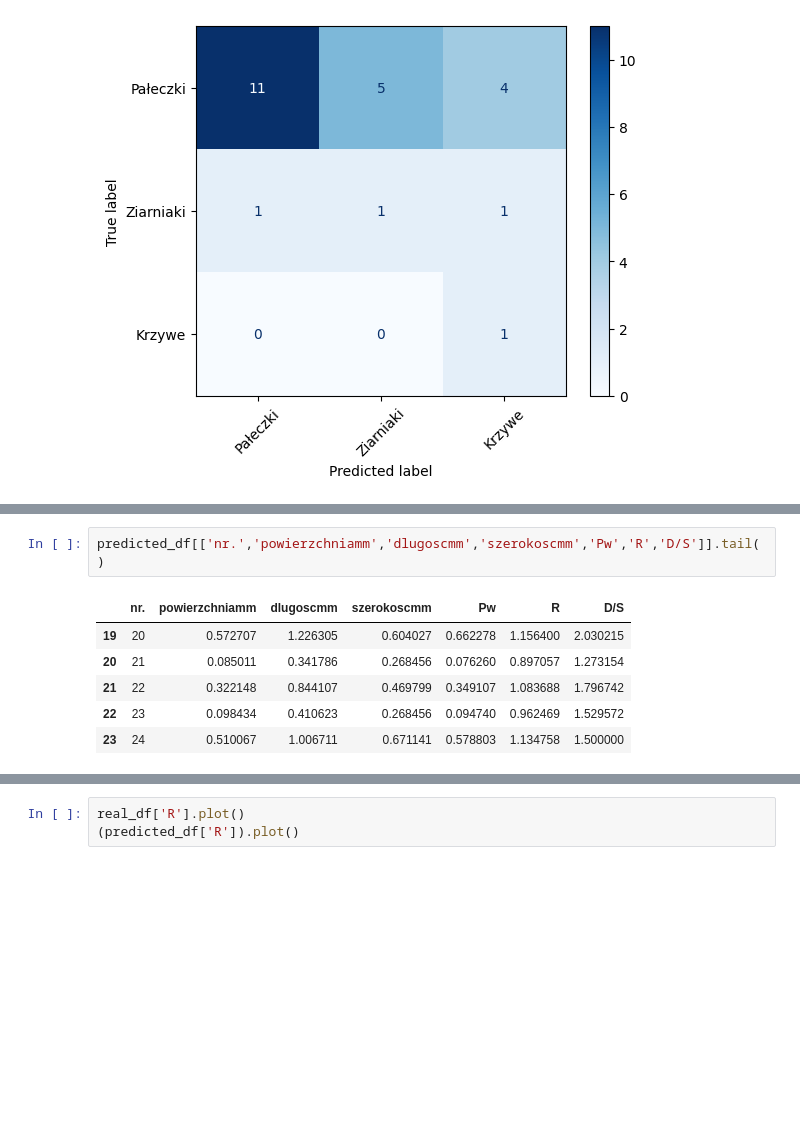
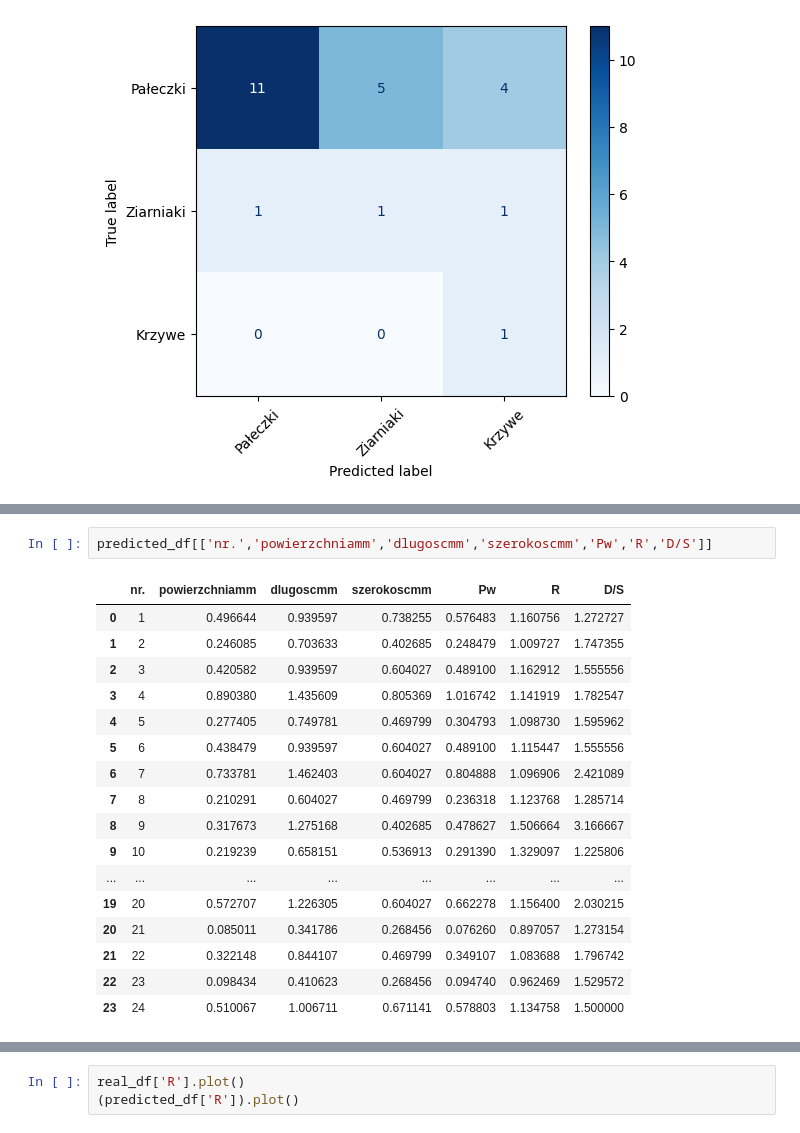
Before and after one commit to bAIcteria/microscope-ml-analyser, a Jupyter notebook: workflows/02_workflow/replace_macros_for_evaluation.ipynb, the cells around one changed output, grey strips where cells are left out. Cells and saved outputs as stored; diff of their text form; blank space fills up the shorter version.

```diff
--- a/workflows/02_workflow/replace_macros_for_evaluation.ipynb
+++ b/workflows/02_workflow/replace_macros_for_evaluation.ipynb
@@ -480,9 +493,20 @@ real_df[['nr.','powierzchniamm','dlugoscmm','szerokoscmm','Pw','R','D/S']].tail(
 | 22 | 24 | 0.098434 | 0.408239 | 0.134228 | 0.050923 | 0.517336 | 3.041381 |
 | 23 | 25 | 0.568233 | 1.041891 | 0.684432 | 0.612387 | 1.077705 | 1.522271 |
 # %%
-predicted_df[['nr.','powierzchniamm','dlugoscmm','szerokoscmm','Pw','R','D/S']].tail()
+predicted_df[['nr.','powierzchniamm','dlugoscmm','szerokoscmm','Pw','R','D/S']]
 # %% [output]
 |  | nr. | powierzchniamm | dlugoscmm | szerokoscmm | Pw | R | D/S |
+| 0 | 1 | 0.496644 | 0.939597 | 0.738255 | 0.576483 | 1.160756 | 1.272727 |
+| 1 | 2 | 0.246085 | 0.703633 | 0.402685 | 0.248479 | 1.009727 | 1.747355 |
+| 2 | 3 | 0.420582 | 0.939597 | 0.604027 | 0.489100 | 1.162912 | 1.555556 |
+| 3 | 4 | 0.890380 | 1.435609 | 0.805369 | 1.016742 | 1.141919 | 1.782547 |
+| 4 | 5 | 0.277405 | 0.749781 | 0.469799 | 0.304793 | 1.098730 | 1.595962 |
+| 5 | 6 | 0.438479 | 0.939597 | 0.604027 | 0.489100 | 1.115447 | 1.555556 |
+| 6 | 7 | 0.733781 | 1.462403 | 0.604027 | 0.804888 | 1.096906 | 2.421089 |
+| 7 | 8 | 0.210291 | 0.604027 | 0.469799 | 0.236318 | 1.123768 | 1.285714 |
+| 8 | 9 | 0.317673 | 1.275168 | 0.402685 | 0.478627 | 1.506664 | 3.166667 |
+| 9 | 10 | 0.219239 | 0.658151 | 0.536913 | 0.291390 | 1.329097 | 1.225806 |
+| ... | ... | ... | ... | ... | ... | ... | ... |
 | 19 | 20 | 0.572707 | 1.226305 | 0.604027 | 0.662278 | 1.156400 | 2.030215 |
 | 20 | 21 | 0.085011 | 0.341786 | 0.268456 | 0.076260 | 0.897057 | 1.273154 |
 | 21 | 22 | 0.322148 | 0.844107 | 0.469799 | 0.349107 | 1.083688 | 1.796742 |
```
Also changed, not shown: parts of 7 cells of this notebook.
